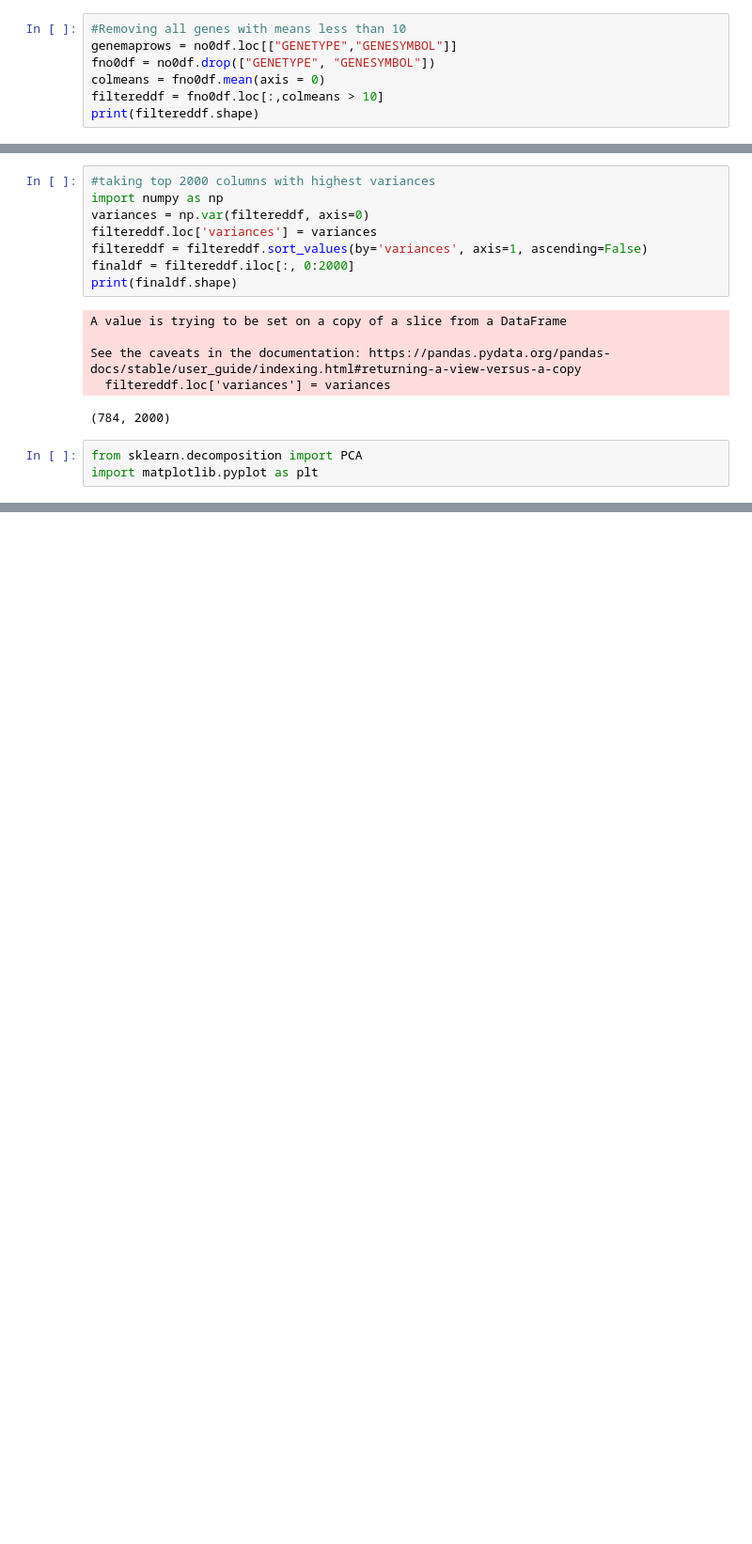
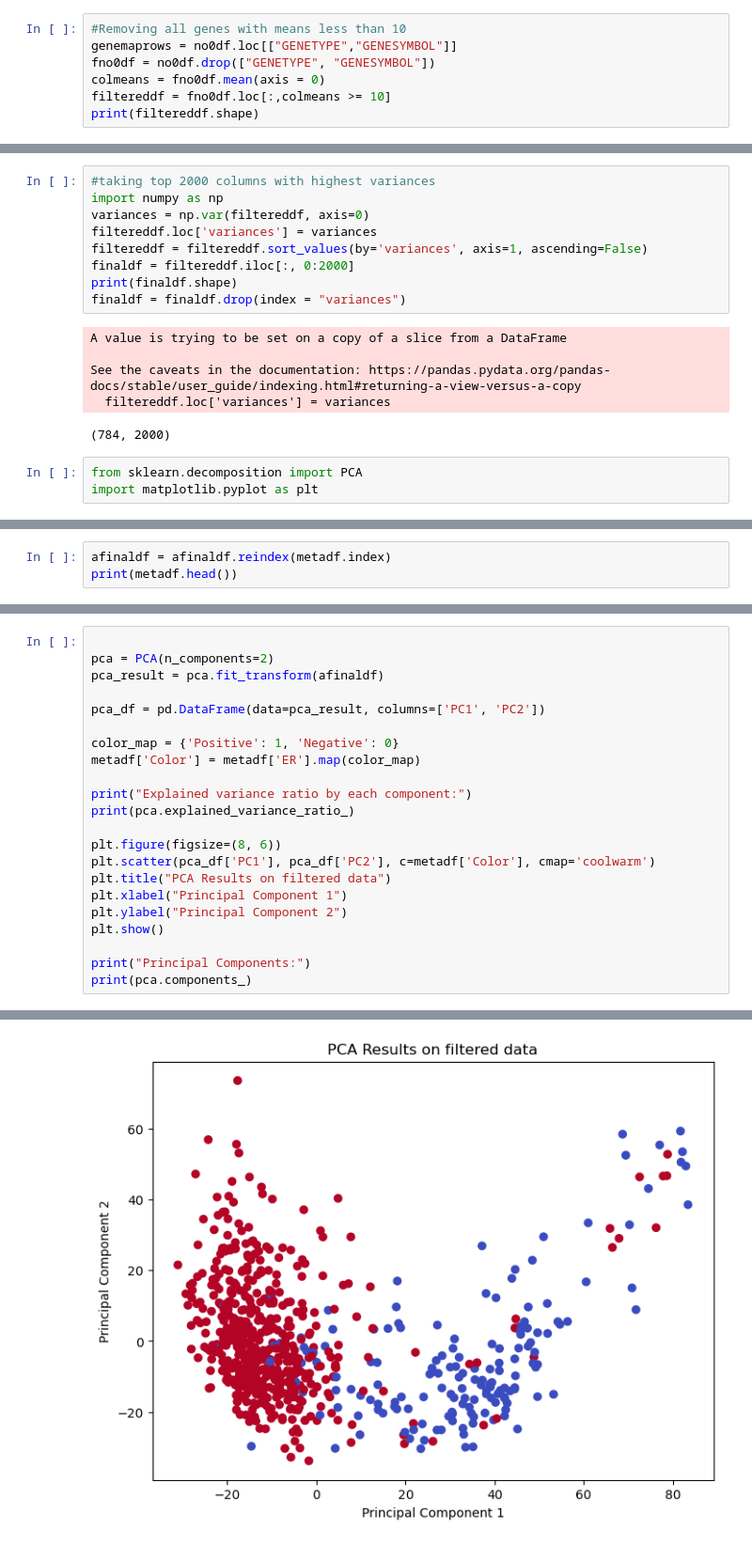
Before and after one commit to mjkim1001/DATA481-Breast_Cancer, a Jupyter notebook: Nick/Code/NormExpDataFilterScript.ipynb, the cells around one changed output, grey strips where cells are left out. Shown at 94% size. Saved outputs shown, nothing was run; the diff lists cells and outputs as text; blank space fills up the shorter version.

```diff
--- a/Nick/Code/NormExpDataFilterScript.ipynb
+++ b/Nick/Code/NormExpDataFilterScript.ipynb
@@ -46,7 +50,7 @@ no0df = tdf.loc[:, zero_proportion < 0.5]
 genemaprows = no0df.loc[["GENETYPE","GENESYMBOL"]]
 fno0df = no0df.drop(["GENETYPE", "GENESYMBOL"])
 colmeans = fno0df.mean(axis = 0)
-filtereddf = fno0df.loc[:,colmeans > 10]
+filtereddf = fno0df.loc[:,colmeans >= 10]
 print(filtereddf.shape)
 # %% [output]
 (783, 8094)
@@ -58,6 +62,7 @@ filtereddf.loc['variances'] = variances
 filtereddf = filtereddf.sort_values(by='variances', axis=1, ascending=False)
 finaldf = filtereddf.iloc[:, 0:2000]
 print(finaldf.shape)
+finaldf = finaldf.drop(index = "variances")
 # %% [output]
 A value is trying to be set on a copy of a slice from a DataFrame
 
@@ -69,0 +118,3 @@ import matplotlib.pyplot as plt
+# %%
+afinaldf = afinaldf.reindex(metadf.index)
+print(metadf.head())
@@ -69,0 +137,23 @@ import matplotlib.pyplot as plt
+# %%
+
+pca = PCA(n_components=2)
+pca_result = pca.fit_transform(afinaldf)
+
+pca_df = pd.DataFrame(data=pca_result, columns=['PC1', 'PC2'])
+
+color_map = {'Positive': 1, 'Negative': 0}
+metadf['Color'] = metadf['ER'].map(color_map)
+
+print("Explained variance ratio by each component:")
+print(pca.explained_variance_ratio_)
+
+plt.figure(figsize=(8, 6))
+plt.scatter(pca_df['PC1'], pca_df['PC2'], c=metadf['Color'], cmap='coolwarm')
+plt.title("PCA Results on filtered data")
+plt.xlabel("Principal Component 1")
+plt.ylabel("Principal Component 2")
+plt.show()
+
+print("Principal Components:")
+print(pca.components_)
+# %% [output]
@@ -69,0 +162 @@ import matplotlib.pyplot as plt
+[figure, added]
```
Also changed, not shown: parts of 12 cells of this notebook.
